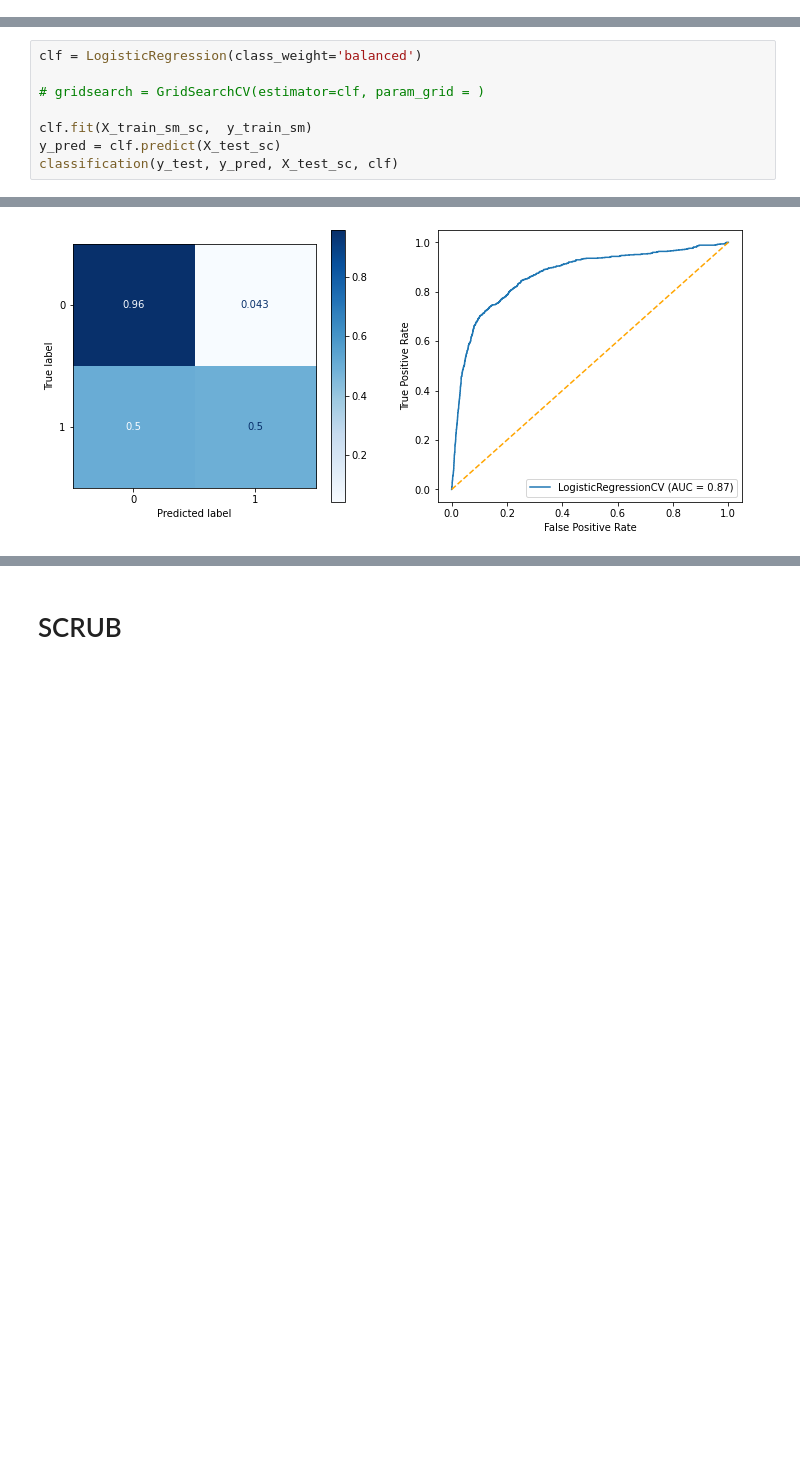
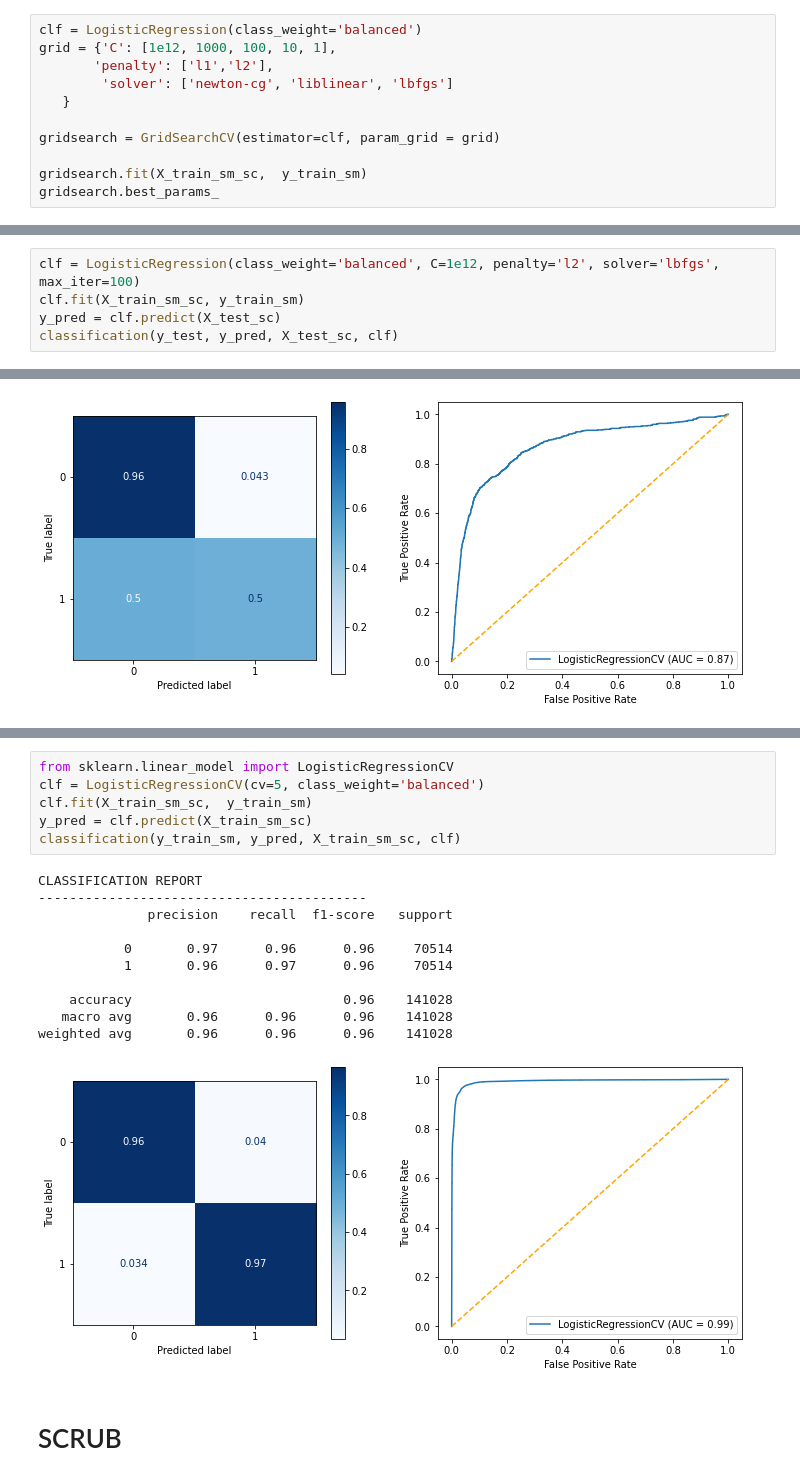
Before and after one commit to ebtezcan/Spotify-Song-Popularity-Prediction, a Jupyter notebook: index_OSEMN_plus_mvp.ipynb, the cells around one changed output, grey strips where cells are left out. Saved outputs shown, nothing was run; the diff lists cells and outputs as text; blank space fills up the shorter version.

```diff
--- a/index_OSEMN_plus_mvp.ipynb
+++ b/index_OSEMN_plus_mvp.ipynb
@@ -808,3 +808,14 @@ Name: is_popular, dtype: float64
 # %%
 from sklearn.linear_model import LogisticRegressionCV, LogisticRegression
 from sklearn.model_selection import GridSearchCV
+# %%
+clf = LogisticRegression(class_weight='balanced')
+grid = {'C': [1e12, 1000, 100, 10, 1],
+       'penalty': ['l1','l2'],
+        'solver': ['newton-cg', 'liblinear', 'lbfgs']
+   }
+
+gridsearch = GridSearchCV(estimator=clf, param_grid = grid)
+
+gridsearch.fit(X_train_sm_sc,  y_train_sm)
+gridsearch.best_params_
@@ -811,9 +841,6 @@ from sklearn.model_selection import GridSearchCV
 # %%
-clf = LogisticRegression(class_weight='balanced')
-
-# gridsearch = GridSearchCV(estimator=clf, param_grid = )
-
-clf.fit(X_train_sm_sc,  y_train_sm)
+clf = LogisticRegression(class_weight='balanced', C=1e12, penalty='l2', solver='lbfgs', max_iter=100)
+clf.fit(X_train_sm_sc, y_train_sm)
 y_pred = clf.predict(X_test_sc)
 classification(y_test, y_pred, X_test_sc, clf)
 # %% [output]
@@ -849,3 +897,21 @@ weighted avg       0.96      0.94      0.95     24335
+# %%
+from sklearn.linear_model import LogisticRegressionCV
+clf = LogisticRegressionCV(cv=5, class_weight='balanced')
+clf.fit(X_train_sm_sc,  y_train_sm)
+y_pred = clf.predict(X_train_sm_sc)
+classification(y_train_sm, y_pred, X_train_sm_sc, clf)
+# %% [output]
+CLASSIFICATION REPORT
+------------------------------------------
+              precision    recall  f1-score   support
+
+           0       0.97      0.96      0.96     70514
+           1       0.96      0.97      0.96     70514
+
+    accuracy                           0.96    141028
+   macro avg       0.96      0.96      0.96    141028
+weighted avg       0.96      0.96      0.96    141028
+[figure, added]
 # %% [markdown]
 # SCRUB
 # %% [markdown]
```
Also changed, not shown: parts of 3 cells of this notebook.
